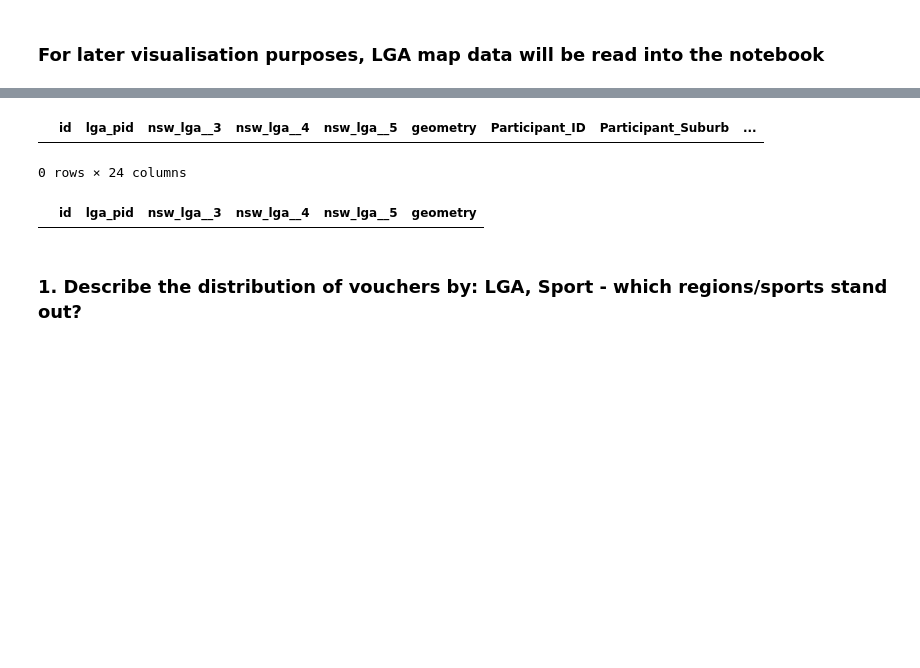
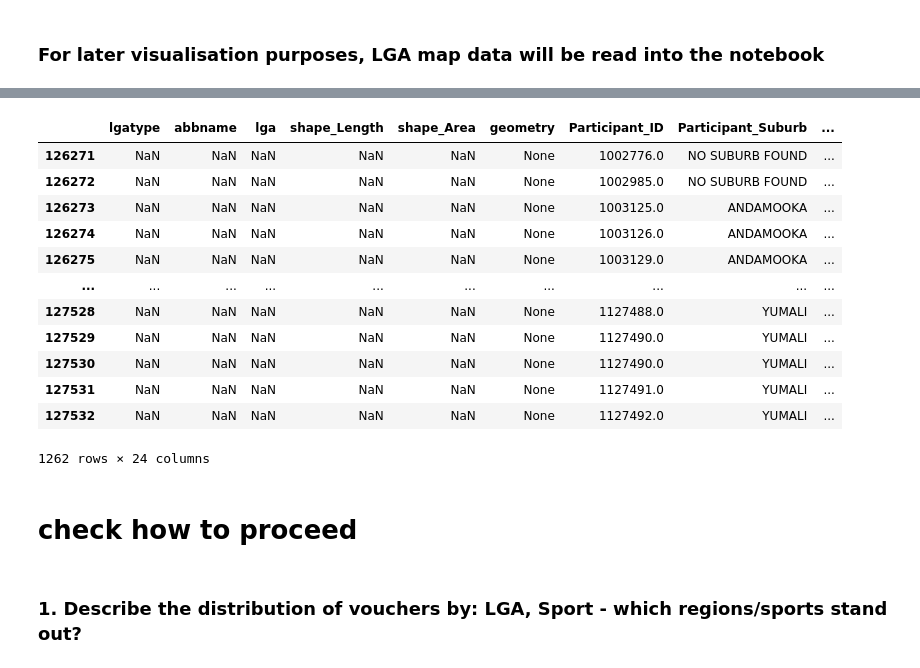
Before and after one commit to felix-rosenberger/Data-Science-Portfolio, a Jupyter notebook: Portfolio 2.ipynb, the cells around one changed output, grey strips where cells are left out. Cells and saved outputs as stored; diff of their text form; code cells hidden in the pictures; blank space fills up the shorter version.

```diff
--- a/Portfolio 2.ipynb
+++ b/Portfolio 2.ipynb
@@ -128,9 +128,9 @@ __Low score indicates most disadvantaged.__
 ### For later visualisation purposes, LGA map data will be read into the notebook
 # %%
 # get url of geojson file
-nsw_url = "https://data.gov.au/geoserver/nsw-local-government-areas/wfs?request=GetFeature&typeName=ckan_f6a00643_1842_48cd_9c2f_df23a3a1dc1e&outputFormat=json"
+sa_data = "files/LGA_GDA2020.geojson"
 
 # read data in
-nsw_lga_gdf = gpd.read_file(nsw_url)
-nsw_lga_gdf.head()
+sa_lga_gdf = gpd.read_file(sa_data)
+sa_lga_gdf.head(10)
 # %% [output]
@@ -165,5 +173,5 @@ nsw_lga_gdf.head()
 # %%
 # merge with sa_voucher data
-map_df = pd.merge(nsw_lga_gdf, sa_vouchers_scores, how='right', left_on = 'nsw_lga__3', right_on = 'Participant_LGA')
-map_df.head()
+map_df = pd.merge(sa_lga_gdf, sa_vouchers_scores, how='outer', left_on = 'abbname', right_on = 'Participant_LGA')
+map_df
 # %% [output]
@@ -177,14 +191,22 @@ map_df.head()
 # %%
 # check for missing geometry
-map_df[map_df['geometry'] == 'None']
+map_df[map_df['geometry'] == None]
 # %% [output]
-|  | id | lga_pid | nsw_lga__3 | nsw_lga__4 | nsw_lga__5 | geometry | Participant_ID | Participant_Suburb | ... |
+|  | lgatype | abbname | lga | shape_Length | shape_Area | geometry | Participant_ID | Participant_Suburb | ... |
+| 126271 | NaN | NaN | NaN | NaN | NaN | None | 1002776.0 | NO SUBURB FOUND | ... |
+| 126272 | NaN | NaN | NaN | NaN | NaN | None | 1002985.0 | NO SUBURB FOUND | ... |
+| 126273 | NaN | NaN | NaN | NaN | NaN | None | 1003125.0 | ANDAMOOKA | ... |
+| 126274 | NaN | NaN | NaN | NaN | NaN | None | 1003126.0 | ANDAMOOKA | ... |
+| 126275 | NaN | NaN | NaN | NaN | NaN | None | 1003129.0 | ANDAMOOKA | ... |
+| ... | ... | ... | ... | ... | ... | ... | ... | ... | ... |
+| 127528 | NaN | NaN | NaN | NaN | NaN | None | 1127488.0 | YUMALI | ... |
+| 127529 | NaN | NaN | NaN | NaN | NaN | None | 1127490.0 | YUMALI | ... |
+| 127530 | NaN | NaN | NaN | NaN | NaN | None | 1127490.0 | YUMALI | ... |
+| 127531 | NaN | NaN | NaN | NaN | NaN | None | 1127491.0 | YUMALI | ... |
+| 127532 | NaN | NaN | NaN | NaN | NaN | None | 1127492.0 | YUMALI | ... |
-0 rows × 24 columns
+1262 rows × 24 columns
-# %%
-# check for not matching values
-nsw_lga_gdf[nsw_lga_gdf['nsw_lga__3'].str.contains('ONKAPARINGA', case=False)]
-# %% [output]
-|  | id | lga_pid | nsw_lga__3 | nsw_lga__4 | nsw_lga__5 | geometry |
+# %% [markdown]
+# check how to proceed
 # %% [markdown]
 ### 1. Describe the distribution of vouchers by: LGA, Sport - which regions/sports stand out?
 # %% [markdown]
```
Also changed, not shown: parts of 45 cells of this notebook, 6 other files.
